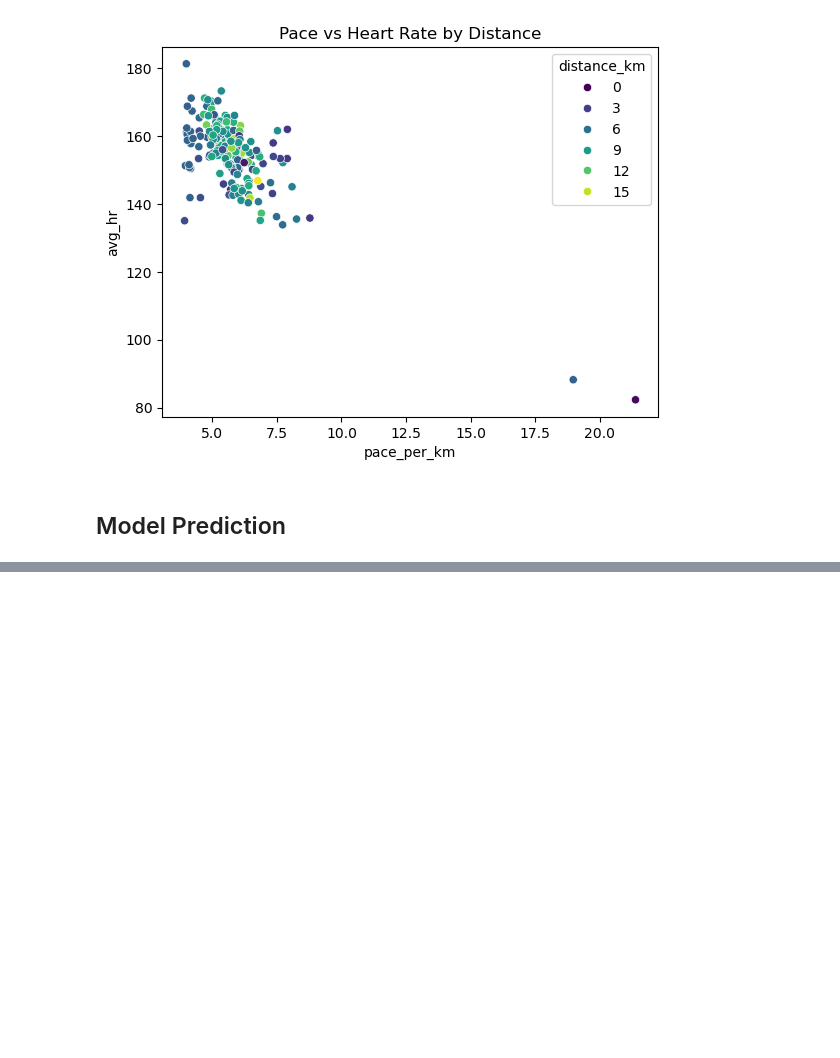
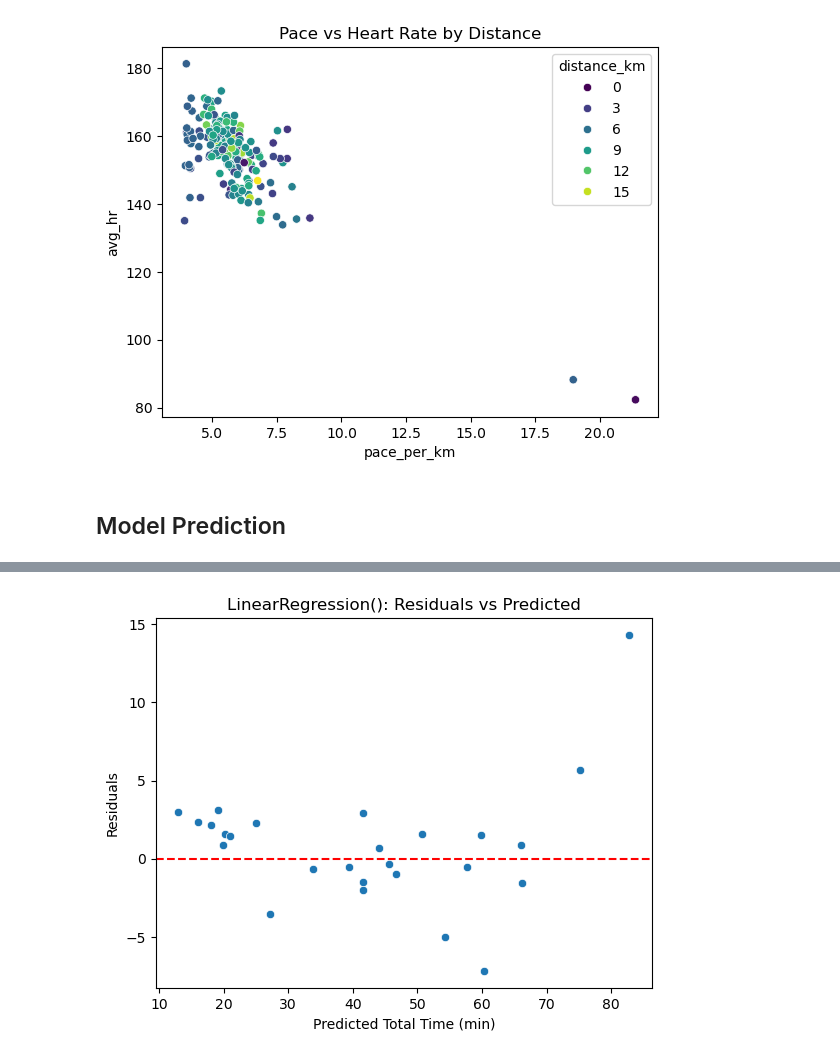
Before and after one commit to mmikanguyen/StravaActivityRegressionAnalysis, a Jupyter notebook: src/explore.ipynb, the cells around one changed output, grey strips where cells are left out. Saved outputs shown, nothing was run; the diff lists cells and outputs as text; code cells hidden in the pictures; blank space fills up the shorter version.

```diff
--- a/src/explore.ipynb
+++ b/src/explore.ipynb
@@ -126,0 +96,9 @@ plt.show()
+# %%
+sns.scatterplot(x="Predicted", y="Residual", data=df_best)
+plt.axhline(0, color='red', linestyle='--')
+plt.xlabel("Predicted Total Time (min)")
+plt.ylabel("Residuals")
+plt.title(f"{best_model}: Residuals vs Predicted")
+plt.show()
+# %% [output]
+[figure, added]
```
Also changed, not shown: parts of 10 cells of this notebook.
